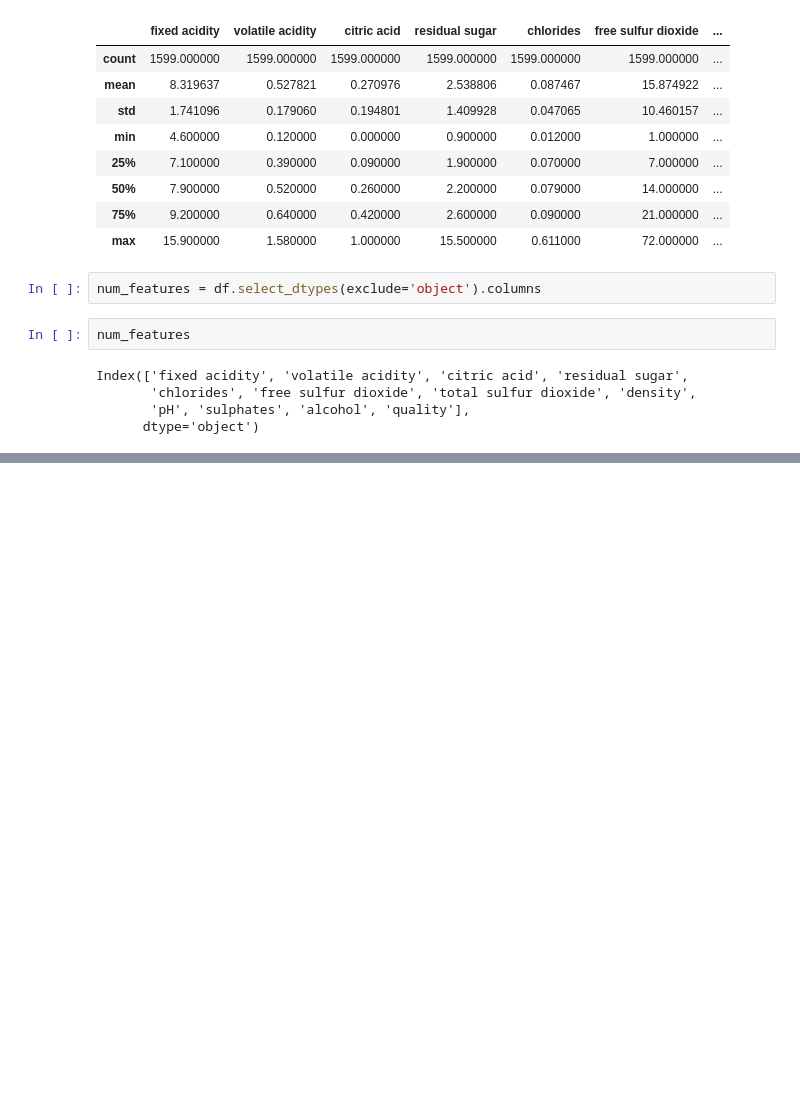
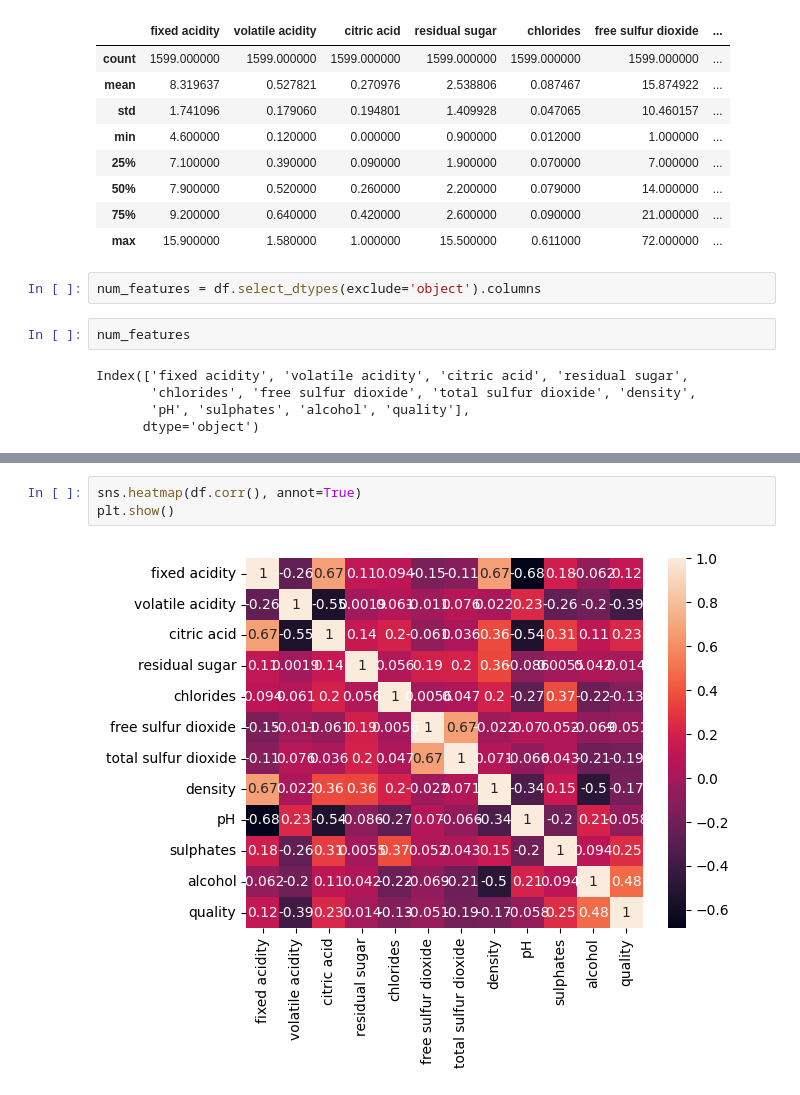
Before and after one commit to saloniagarwal-bits/WineQuality-Prediction, a Jupyter notebook: notebook/EDA.ipynb, the cells around one changed output, grey strips where cells are left out. Saved outputs shown, nothing was run; the diff lists cells and outputs as text; blank space fills up the shorter version.

```diff
--- a/notebook/EDA.ipynb
+++ b/notebook/EDA.ipynb
@@ -102,0 +113,5 @@ Index(['fixed acidity', 'volatile acidity', 'citric acid', 'residual sugar',
+# %%
+sns.heatmap(df.corr(), annot=True)
+plt.show()
+# %% [output]
+[figure, added]
```
Also changed, not shown: parts of 10 cells of this notebook, 1 other file.
